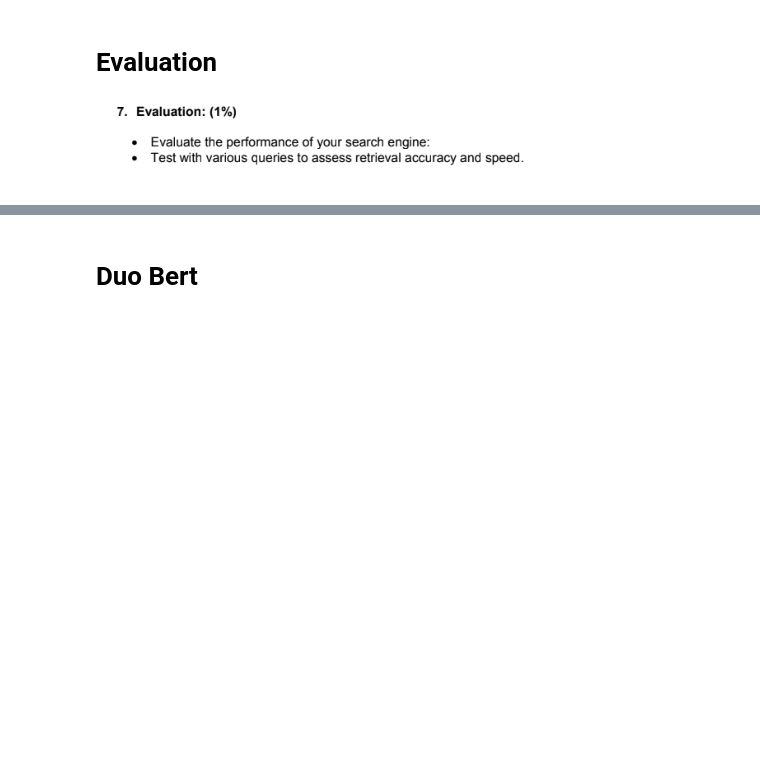
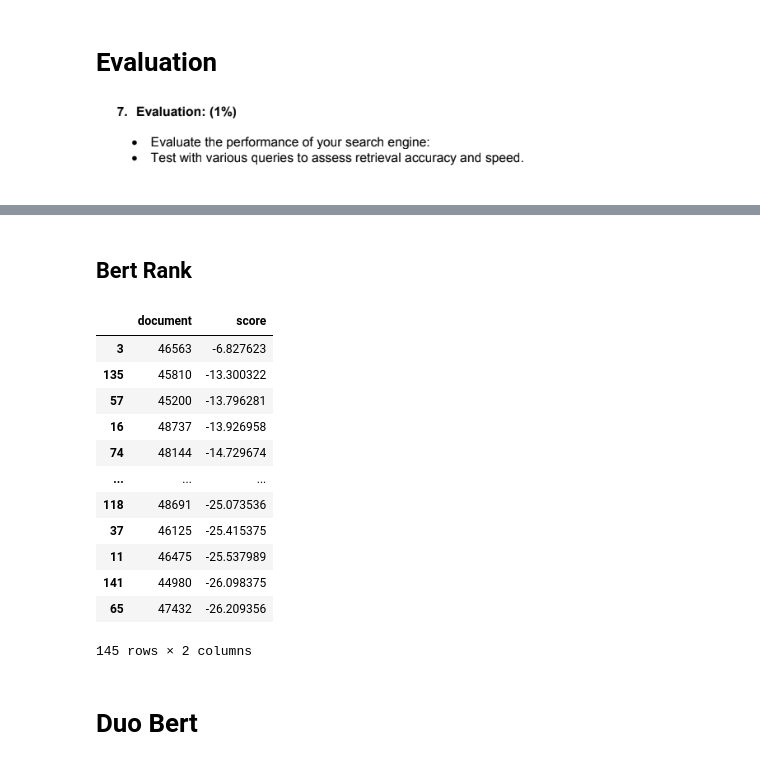
Before and after one commit to Bosy-Ayman/Basic-Search-Engine, a Jupyter notebook: Search_Engine.ipynb, the cells around one changed output, grey strips where cells are left out. Drawn from its saved outputs; the diff is of its cells as text; code cells hidden in the pictures; blank space fills up the shorter version.

```diff
--- a/Search_Engine.ipynb
+++ b/Search_Engine.ipynb
@@ -180,7 +187,7 @@ The following additional packages will be installed:
 /content
 # %%
 df['docno'] = df["ScreenName"].astype(str)
-pd_indexer = pt.DFIndexer("./pd_index4")
+pd_indexer = pt.DFIndexer("./pd_index1")
 indexref = pd_indexer.index(df["OriginalTweet"], df["docno"])
 # %%
 index = pt.IndexFactory.of(indexref)
@@ -430,0 +555,4 @@ evaluation
+# %%
+from xpmir.models import AutoModel
+
+model = AutoModel.load_from_hf_hub("xpmir/monot5", as_instance=True)
@@ -431,2 +565,30 @@ evaluation
+# %%
+top_relevant_documents = top_relevant["docno"].tolist()
+
+from xpmir.models import AutoModel
+
+model = AutoModel.load_from_hf_hub("xpmir/monot5", as_instance=True)
+output = model.rsv("new", top_relevant_documents)
+
+data = [(list(obj.document.items.values())[0].text, obj.score) for obj in output]
+reviews_result_v2 = pd.DataFrame(data, columns=['document', "score"]).sort_values(by="score", ascending=False)
+# %% [markdown]
+## Bert Rank
+# %%
+reviews_result_v2.sort_values(by="score", ascending=False)
+# %% [output]
+|  | document | score |
+| 3 | 46563 | -6.827623 |
+| 135 | 45810 | -13.300322 |
+| 57 | 45200 | -13.796281 |
+| 16 | 48737 | -13.926958 |
+| 74 | 48144 | -14.729674 |
+| ... | ... | ... |
+| 118 | 48691 | -25.073536 |
+| 37 | 46125 | -25.415375 |
+| 11 | 46475 | -25.537989 |
+| 141 | 44980 | -26.098375 |
+| 65 | 47432 | -26.209356 |
+145 rows × 2 columns
 # %% [markdown]
 # Duo Bert
```
Also changed, not shown: parts of 38 cells of this notebook.
